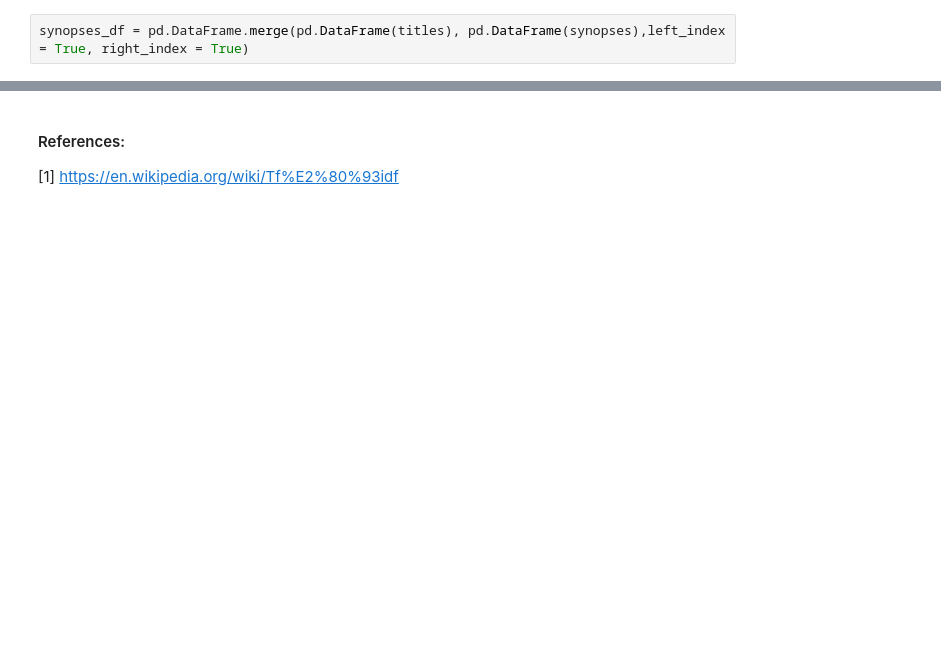
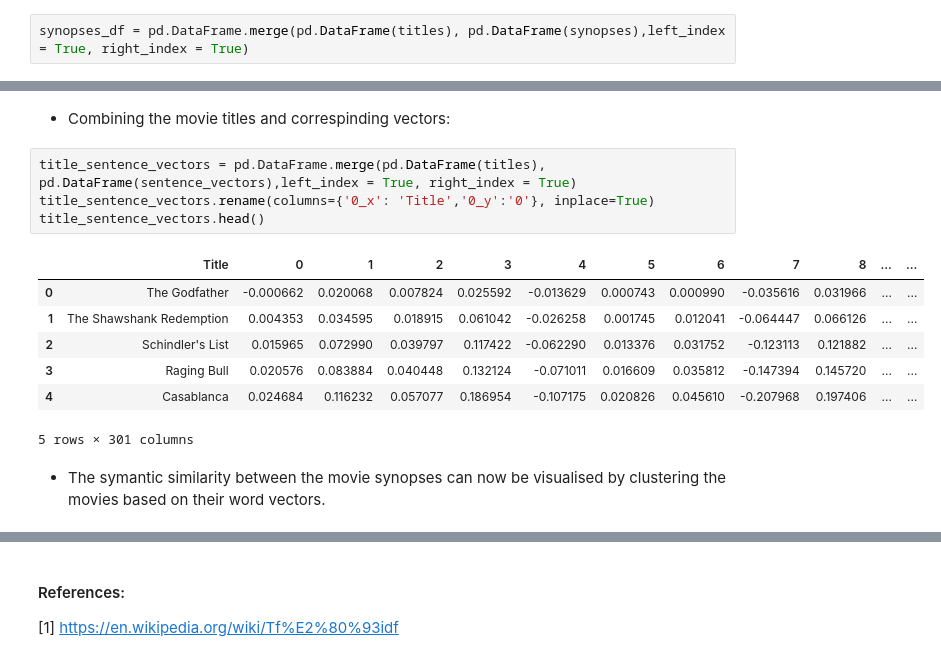
Before and after one commit to joship89/Text-Mining, a Jupyter notebook: Document Clustering in Python.ipynb, the cells around one changed output, grey strips where cells are left out. Drawn from its saved outputs; the diff is of its cells as text; blank space fills up the shorter version.

```diff
--- a/Document Clustering in Python.ipynb
+++ b/Document Clustering in Python.ipynb
@@ -471,0 +537,16 @@ print(synopses_df)
+# %% [markdown]
+- Combining the movie titles and correspinding vectors:
+# %%
+title_sentence_vectors = pd.DataFrame.merge(pd.DataFrame(titles), pd.DataFrame(sentence_vectors),left_index = True, right_index = True)
+title_sentence_vectors.rename(columns={'0_x': 'Title','0_y':'0'}, inplace=True)
+title_sentence_vectors.head()
+# %% [output]
+|  | Title | 0 | 1 | 2 | 3 | 4 | 5 | 6 | 7 | 8 | ... | ... |
+| 0 | The Godfather | -0.000662 | 0.020068 | 0.007824 | 0.025592 | -0.013629 | 0.000743 | 0.000990 | -0.035616 | 0.031966 | ... | ... |
+| 1 | The Shawshank Redemption | 0.004353 | 0.034595 | 0.018915 | 0.061042 | -0.026258 | 0.001745 | 0.012041 | -0.064447 | 0.066126 | ... | ... |
+| 2 | Schindler's List | 0.015965 | 0.072990 | 0.039797 | 0.117422 | -0.062290 | 0.013376 | 0.031752 | -0.123113 | 0.121882 | ... | ... |
+| 3 | Raging Bull | 0.020576 | 0.083884 | 0.040448 | 0.132124 | -0.071011 | 0.016609 | 0.035812 | -0.147394 | 0.145720 | ... | ... |
+| 4 | Casablanca | 0.024684 | 0.116232 | 0.057077 | 0.186954 | -0.107175 | 0.020826 | 0.045610 | -0.207968 | 0.197406 | ... | ... |
+5 rows × 301 columns
+# %% [markdown]
+- The symantic similarity between the movie synopses can now be visualised by clustering the movies based on their word vectors.
```
Also changed, not shown: parts of 47 cells of this notebook.
